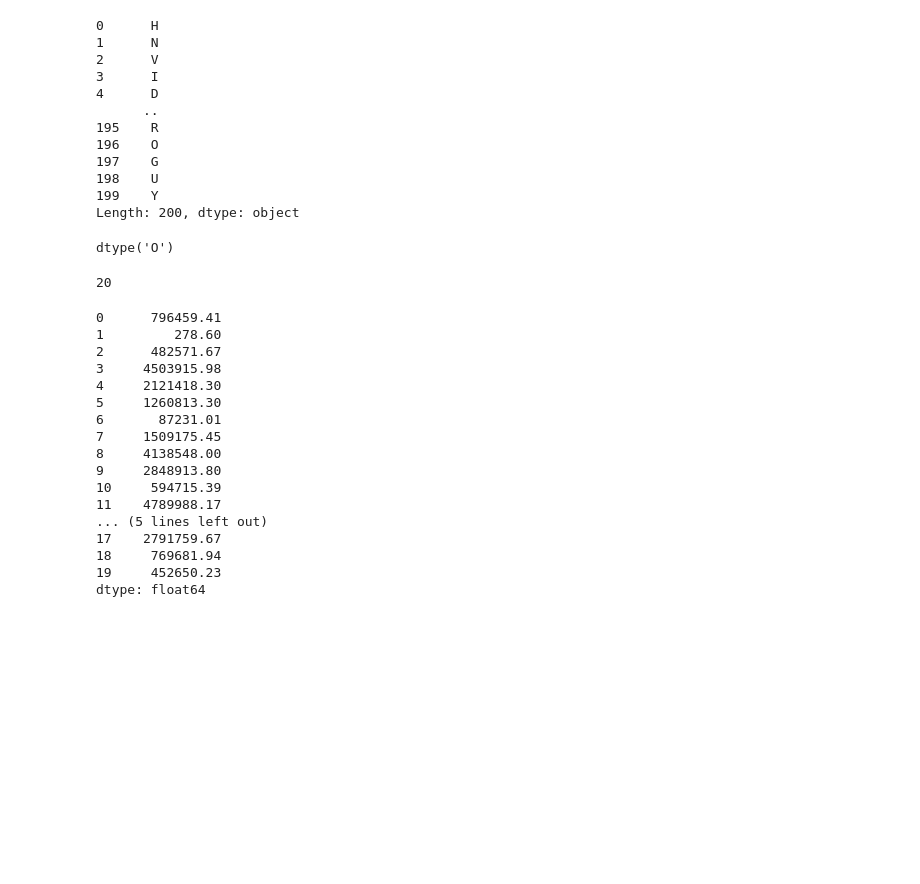
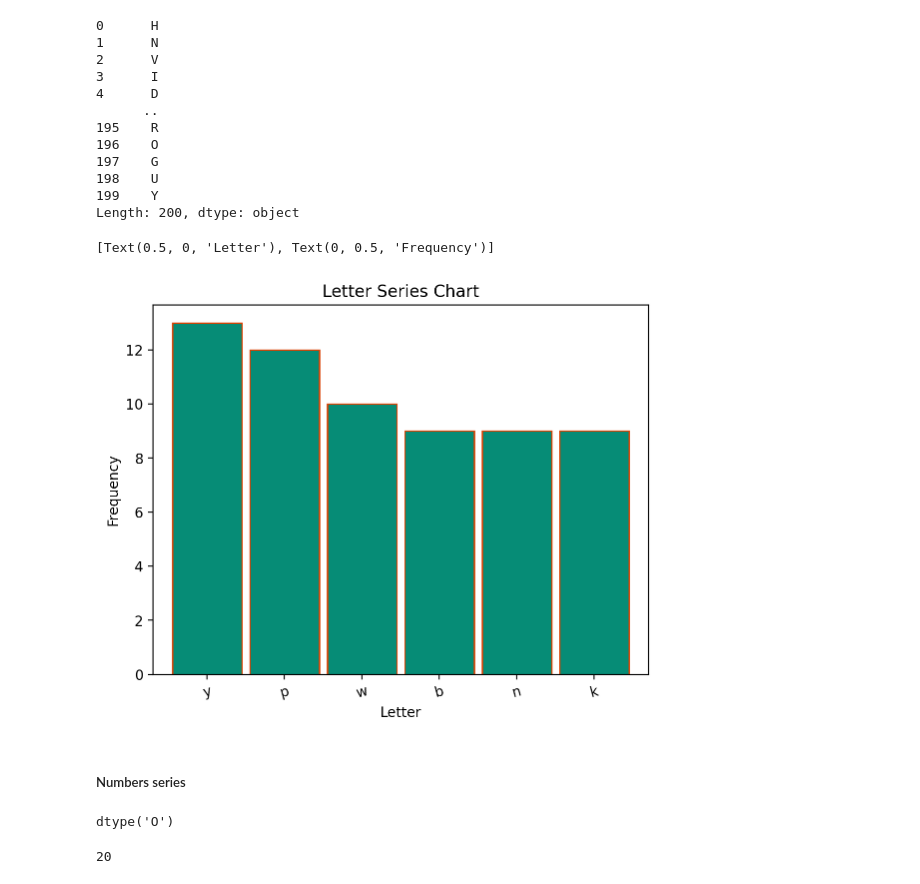
Before and after one commit to jacobpanyathong1/data-science-libraries, a Jupyter notebook: pandas_series.ipynb, the cells around one changed output. Drawn from its saved outputs; the diff is of its cells as text; code cells hidden in the pictures; blank space fills up the shorter version.

Commit message:
Attached pandas series exercise

```diff
--- a/pandas_series.ipynb
+++ b/pandas_series.ipynb
@@ -301,4 +297,18 @@ letters_series.str.upper()
 198    U
 199    Y
 Length: 200, dtype: object
+# %%
+(
+    letters_series.value_counts().nlargest(6).plot.bar(title='Letter Series Chart',
+                                                   rot=15,
+                                                   color='#068C76',
+                                                   ec='#DA4102',
+                                                   width=.9).set(xlabel='Letter',
+                                                              ylabel='Frequency')
+)
+# %% [output]
+[Text(0.5, 0, 'Letter'), Text(0, 0.5, 'Frequency')]
+[figure, added]
+# %% [markdown]
+##### Numbers series
 # %%
@@ -309,27 +319,8 @@ numbers.dtype
 # %% [output]
 dtype('O')
-# %%
-numbers.count()
-numbers.size
-# %% [output]
-20
+# %%
+num_series.count()
+# %% [output]
+20
 # %%
-numbers.str.replace('$', '').str.replace(',','').astype('float')
+num_series = num_series.str.replace('$', '').str.replace(',','').astype('float')
-# %% [output]
-0      796459.41
-1         278.60
-2      482571.67
-3     4503915.98
-4     2121418.30
-5     1260813.30
-6       87231.01
-7     1509175.45
-8     4138548.00
-9     2848913.80
-10     594715.39
-11    4789988.17
-... (5 lines left out)
-17    2791759.67
-18     769681.94
-19     452650.23
-dtype: float64
```
Also changed, not shown: parts of 38 cells of this notebook.
